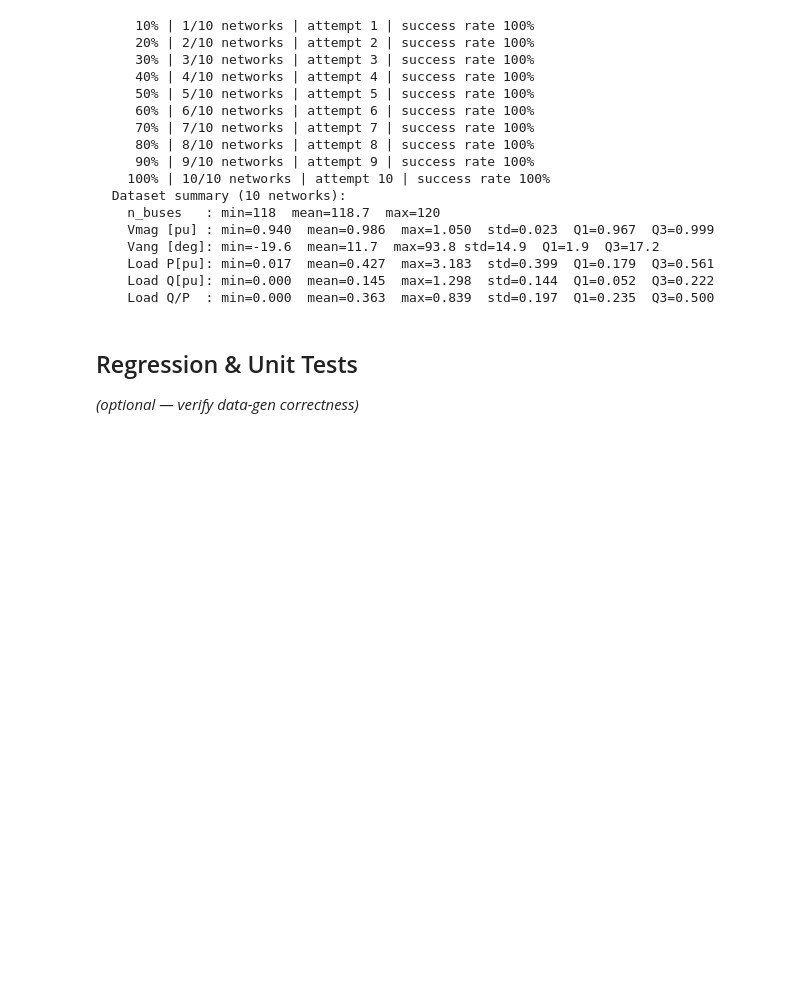
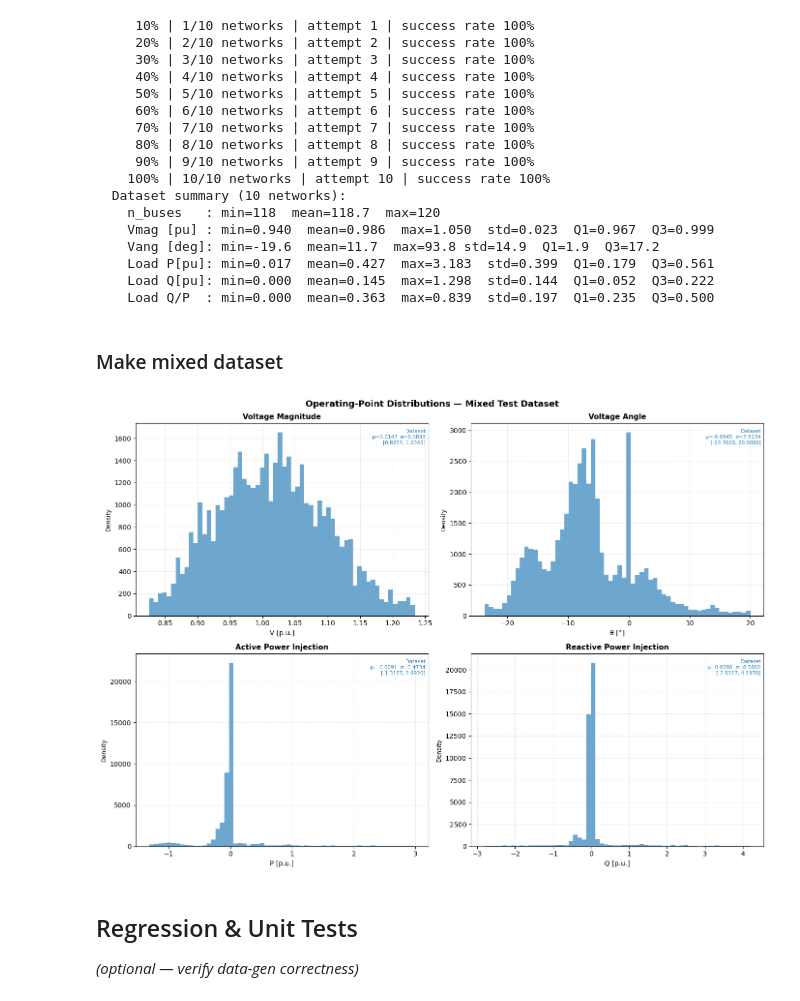
Before and after one commit to TE9000-OPF-GNN/Graph-Neural-Networks, a Jupyter notebook: GNN_Powerflow_V2.6_DataGen.ipynb, the cells around one changed output. Saved outputs shown, nothing was run; the diff lists cells and outputs as text; code cells hidden in the pictures; blank space fills up the shorter version.

```diff
--- a/GNN_Powerflow_V2.6_DataGen.ipynb
+++ b/GNN_Powerflow_V2.6_DataGen.ipynb
@@ -2241,7 +2241,22 @@ def create_csv_based_topology_variant(
     )
     return net
 
+def _sample(networks, n, seed=42): # to make a mixed dataset with multiple topologies, we need to sample from the different topology variants. This helper function does that.
+    rng = random.Random(seed)
+    pool = list(networks)
+    rng.shuffle(pool)
+    return pool[:n]
 
+def create_mixed_topology_dataset(networks, n_samples, seed=42):
+    # Take the networks recieved as input (several lists of networks) and sample equally from all networks to reach the total samples from the recieved network lists
+    n_networks = len(networks)
+    samples_per_network = n_samples // n_networks # make sure number of samples is a integer
+    mixed_samples = []
+    for net_list in networks:
+        mixed_samples.extend(_sample(net_list, samples_per_network, seed))
+    #shuffle the mixed samples to make sure they are not ordered by topology
+    random.Random(seed).shuffle(mixed_samples)
+    return mixed_samples
 # Alias for dispatch table
 #create_ieee39_topology_variant = create_csv_based_topology_variant
 # %%
@@ -3137,6 +3152,27 @@ networks_ieee118_test_singel_slack=generate_training_data_with_topology(
     Load P[pu]: min=0.017  mean=0.427  max=3.183  std=0.399  Q1=0.179  Q3=0.561
     Load Q[pu]: min=0.000  mean=0.145  max=1.298  std=0.144  Q1=0.052  Q3=0.222
     Load Q/P  : min=0.000  mean=0.363  max=0.839  std=0.197  Q1=0.235  Q3=0.500
+# %% [markdown]
+### Make mixed dataset
+# %%
+# use already generated datasets for Ieee9, Ieee14 and Ieee30 , ieee57 and ieee118 to sample and create the mixed dataset for testing the generalization of the model on unseen topologies.
+networks_mixed_test_singel_slack = create_mixed_topology_dataset(
+    networks=[
+        networks_ieee9_1000_singel_slack,
+        networks_cigre14_750_wide,
+        networks_ieee30_1500_wide,
+        #networks_ieee57_test_singel_slack,
+        #networks_ieee118_test_singel_slack,
+    ],
+    n_samples=100,
+    seed=42
+)
+#save_dataset_list(networks_mixed_test_singel_slack, os.path.join(TRAINING_NETWORKS_DIR, "mixed_test.json"), tag="mixed_test", subfolder="mixed_test")
+#plot the distribution of the mixed dataset
+fig_dist = plot_dataset_distributions(networks_mixed_test_singel_slack, n_bins=60, suptitle="Operating-Point Distributions — Mixed Test Dataset",)
+plt.show()
+# %% [output]
+[figure, added]
 # %% [markdown]
 ## Regression & Unit Tests
 _(optional — verify data-gen correctness)_
```
Also changed, not shown: 2 other files.
